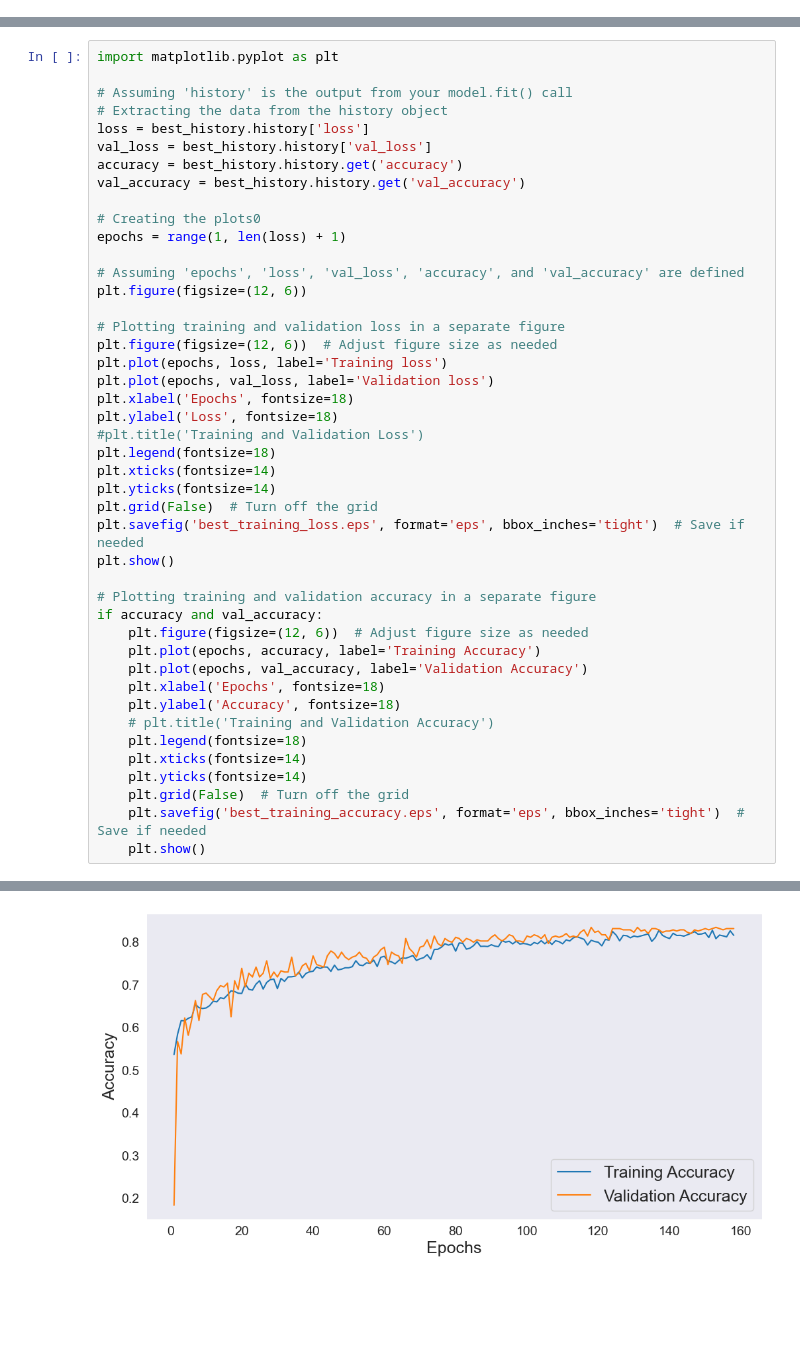
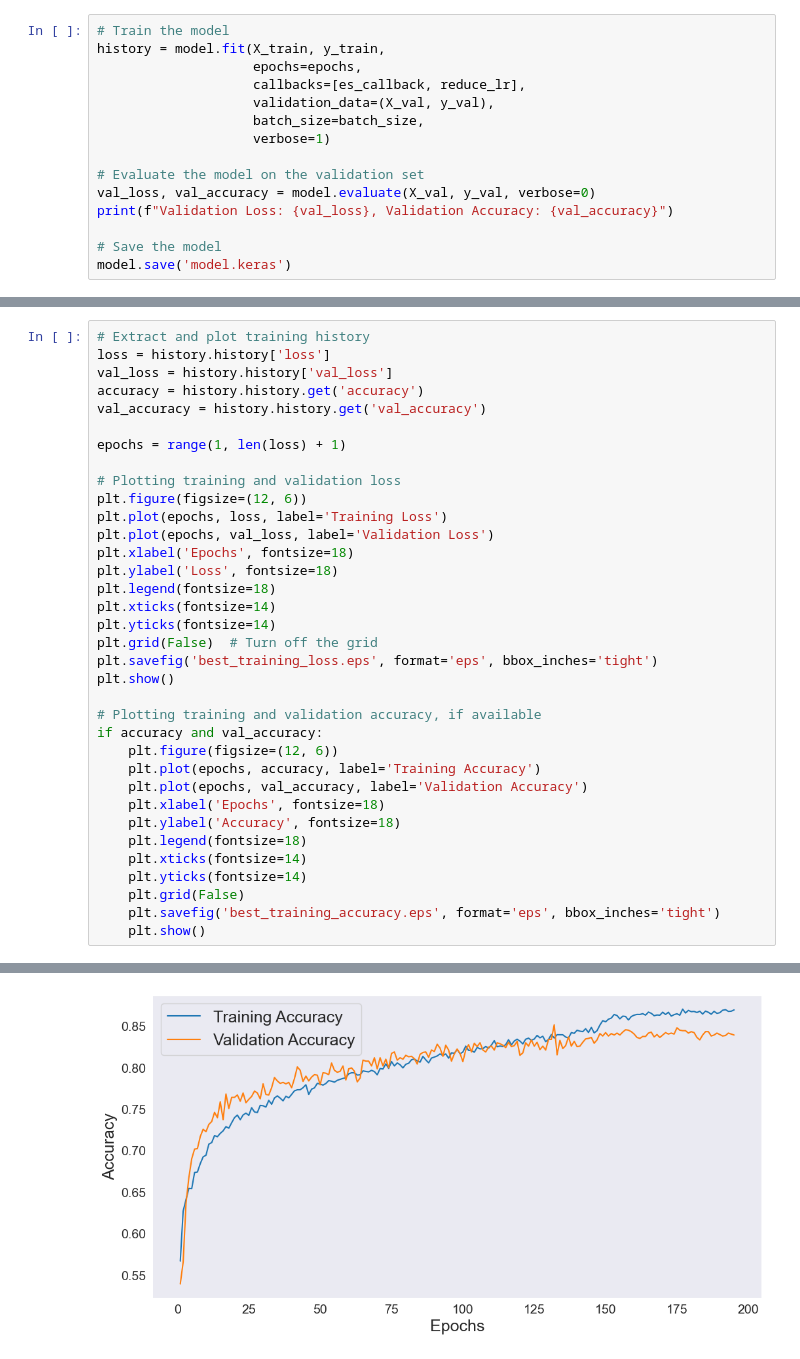
Before and after one commit to magictoene/BachelorThesis, a Jupyter notebook: neural_network_test.ipynb, the cells around one changed output, grey strips where cells are left out. Drawn from its saved outputs; the diff is of its cells as text; blank space fills up the shorter version.

```diff
--- a/neural_network_test.ipynb
+++ b/neural_network_test.ipynb
@@ -504,0 +365,15 @@ Shape of true_classes: (382,)
+# %%
+# Train the model
+history = model.fit(X_train, y_train,
+                    epochs=epochs,
+                    callbacks=[es_callback, reduce_lr],
+                    validation_data=(X_val, y_val),
+                    batch_size=batch_size,
+                    verbose=1)
+
+# Evaluate the model on the validation set
+val_loss, val_accuracy = model.evaluate(X_val, y_val, verbose=0)
+print(f"Validation Loss: {val_loss}, Validation Accuracy: {val_accuracy}")
+
+# Save the model
+model.save('model.keras')
@@ -546,46 +470,37 @@ Overall Accuracy: 88.22%
 # %%
-import matplotlib.pyplot as plt
+# Extract and plot training history
+loss = history.history['loss']
+val_loss = history.history['val_loss']
+accuracy = history.history.get('accuracy')
+val_accuracy = history.history.get('val_accuracy')
 
-# Assuming 'history' is the output from your model.fit() call
-# Extracting the data from the history object
-loss = best_history.history['loss']
-val_loss = best_history.history['val_loss']
-accuracy = best_history.history.get('accuracy')
-val_accuracy = best_history.history.get('val_accuracy')
-
-# Creating the plots0
 epochs = range(1, len(loss) + 1)
 
-# Assuming 'epochs', 'loss', 'val_loss', 'accuracy', and 'val_accuracy' are defined
+# Plotting training and validation loss
 plt.figure(figsize=(12, 6))
-
-# Plotting training and validation loss in a separate figure
-plt.figure(figsize=(12, 6))  # Adjust figure size as needed
-plt.plot(epochs, loss, label='Training loss')
-plt.plot(epochs, val_loss, label='Validation loss')
+plt.plot(epochs, loss, label='Training Loss')
+plt.plot(epochs, val_loss, label='Validation Loss')
 plt.xlabel('Epochs', fontsize=18)
 plt.ylabel('Loss', fontsize=18)
-#plt.title('Training and Validation Loss')
 plt.legend(fontsize=18)
 plt.xticks(fontsize=14)
 plt.yticks(fontsize=14)
 plt.grid(False)  # Turn off the grid
-plt.savefig('best_training_loss.eps', format='eps', bbox_inches='tight')  # Save if needed
+plt.savefig('best_training_loss.eps', format='eps', bbox_inches='tight')
 plt.show()
 
-# Plotting training and validation accuracy in a separate figure
+# Plotting training and validation accuracy, if available
 if accuracy and val_accuracy:
-    plt.figure(figsize=(12, 6))  # Adjust figure size as needed
+    plt.figure(figsize=(12, 6))
     plt.plot(epochs, accuracy, label='Training Accuracy')
     plt.plot(epochs, val_accuracy, label='Validation Accuracy')
     plt.xlabel('Epochs', fontsize=18)
     plt.ylabel('Accuracy', fontsize=18)
-    # plt.title('Training and Validation Accuracy')
     plt.legend(fontsize=18)
     plt.xticks(fontsize=14)
     plt.yticks(fontsize=14)
-    plt.grid(False)  # Turn off the grid
-    plt.savefig('best_training_accuracy.eps', format='eps', bbox_inches='tight')  # Save if needed
+    plt.grid(False)
+    plt.savefig('best_training_accuracy.eps', format='eps', bbox_inches='tight')
     plt.show()
 # %% [output]
 The PostScript backend does not support transparency; partially transparent artists will be rendered opaque.
@@ -595 +509 @@ The PostScript backend does not support transparency; partially transparent arti
-[figure, old version]
+[figure, new version]
```
Also changed, not shown: parts of 38 cells of this notebook, 1 other file.
